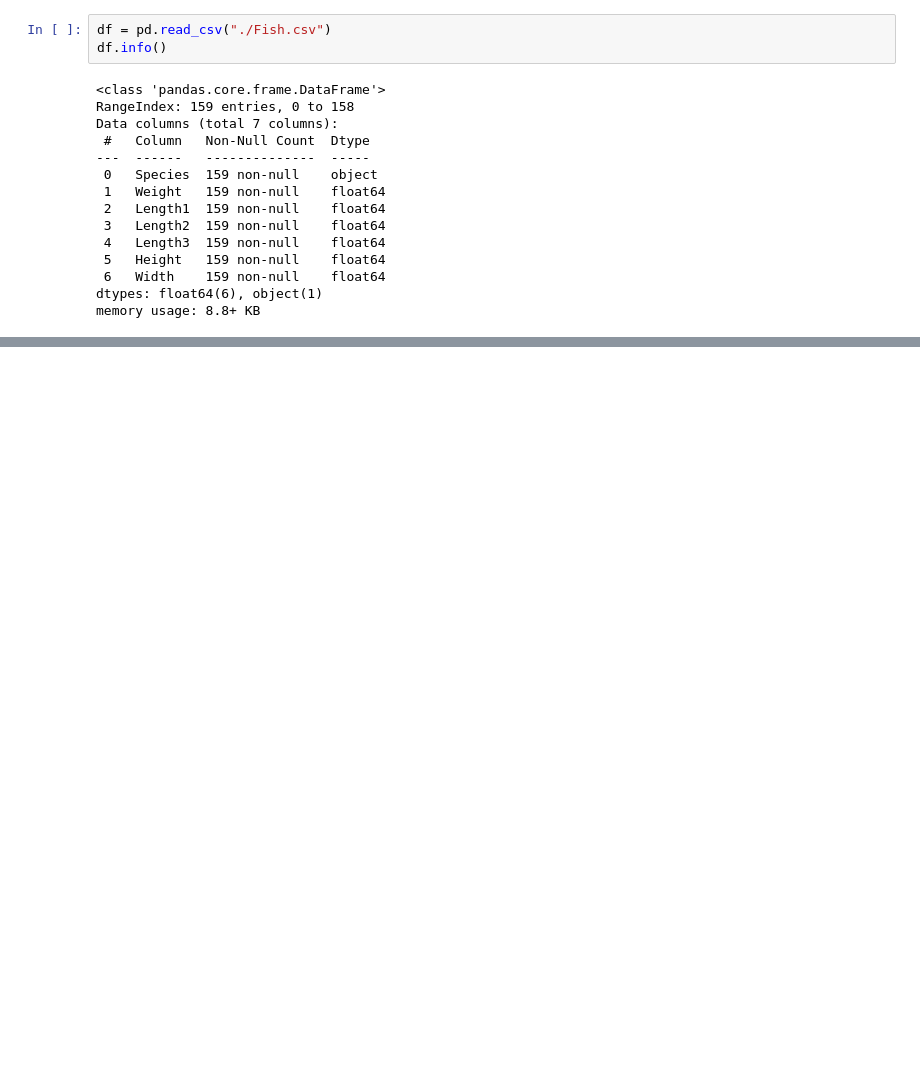
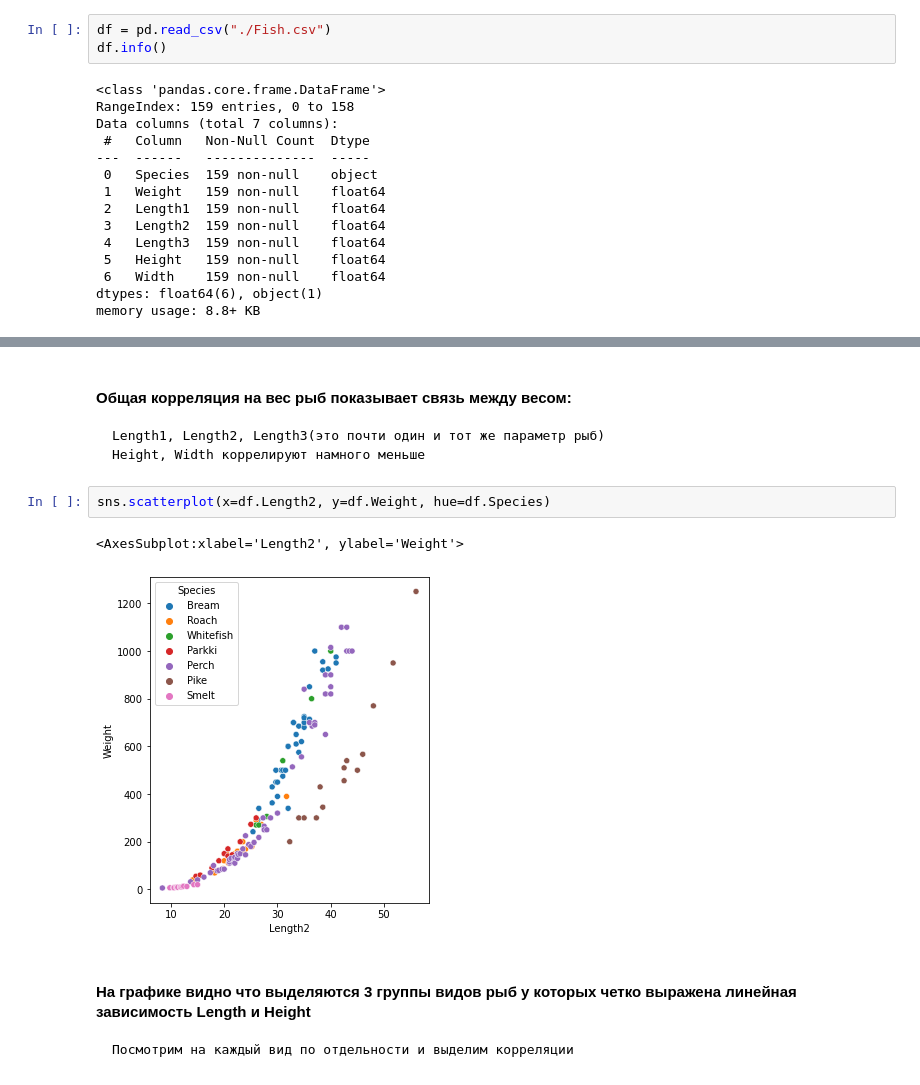
Before and after one commit to Shaper-cyber/Probab_theory, a Jupyter notebook: Project_fish_market.ipynb, the cells around one changed output, grey strips where cells are left out. Drawn from its saved outputs; the diff is of its cells as text; blank space fills up the shorter version.

```diff
--- a/Project_fish_market.ipynb
+++ b/Project_fish_market.ipynb
@@ -36,0 +214,12 @@ memory usage: 8.8+ KB
+# %% [markdown]
+#### Общая корреляция на вес рыб показывает связь между весом:
+    Length1, Length2, Length3(это почти один и тот же параметр рыб)
+    Height, Width коррелируют намного меньше
+# %%
+sns.scatterplot(x=df.Length2, y=df.Weight, hue=df.Species)
+# %% [output]
+<AxesSubplot:xlabel='Length2', ylabel='Weight'>
+[figure, added]
+# %% [markdown]
+#### На графике видно что выделяются 3 группы видов рыб у которых четко выражена линейная зависимость Length и Height
+    Посмотрим на каждый вид по отдельности и выделим корреляции
```
Also changed, not shown: parts of 89 cells of this notebook.
